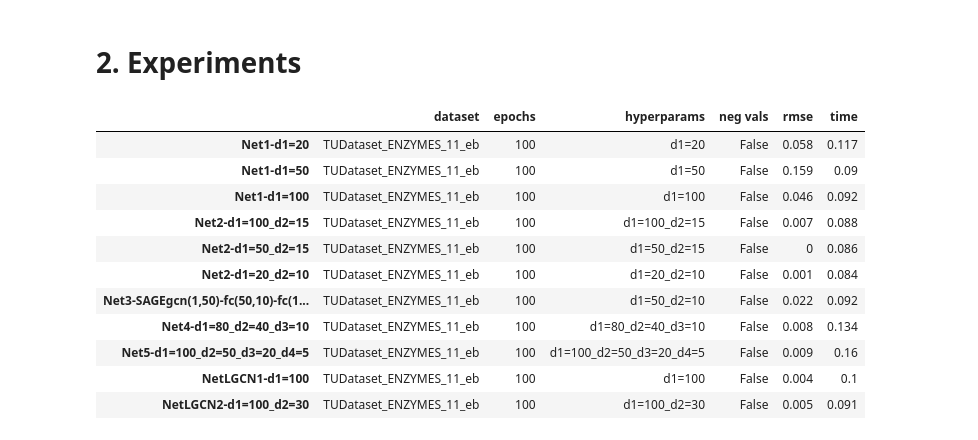
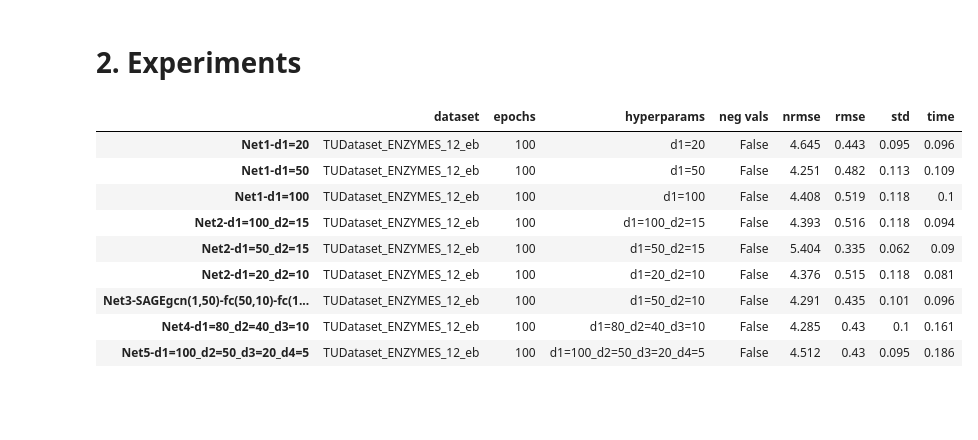
Before and after one commit to presmerats/GNN-MThesis, a Jupyter notebook: src/girvan-newman/TFM_Transductive_setting_GCN_edge_betweenness.ipynb, the cells around one changed output. Drawn from its saved outputs; the diff is of its cells as text; code cells hidden in the pictures; blank space fills up the shorter version.

Commit message:
added NRMSE and std

```diff
--- a/src/girvan-newman/TFM_Transductive_setting_GCN_edge_betweenness.ipynb
+++ b/src/girvan-newman/TFM_Transductive_setting_GCN_edge_betweenness.ipynb
@@ -856,23 +893,26 @@ def experimentBlock(dname):
 # 2. Experiments
 # %%
 res_dict={}
-# %%
-dname='../datasets/precomputed-pytorchg-betweenness/TUDataset_ENZYMES_11_eb.pickle'
-experimentBlock(dname)
-reporting(res_dict)
-# %% [output]
-|  | dataset | epochs | hyperparams | neg vals | rmse | time |
-| Net1-d1=20 | TUDataset_ENZYMES_11_eb | 100 | d1=20 | False | 0.058 | 0.117 |
-| Net1-d1=50 | TUDataset_ENZYMES_11_eb | 100 | d1=50 | False | 0.159 | 0.09 |
-| Net1-d1=100 | TUDataset_ENZYMES_11_eb | 100 | d1=100 | False | 0.046 | 0.092 |
-| Net2-d1=100_d2=15 | TUDataset_ENZYMES_11_eb | 100 | d1=100_d2=15 | False | 0.007 | 0.088 |
-| Net2-d1=50_d2=15 | TUDataset_ENZYMES_11_eb | 100 | d1=50_d2=15 | False | 0 | 0.086 |
-| Net2-d1=20_d2=10 | TUDataset_ENZYMES_11_eb | 100 | d1=20_d2=10 | False | 0.001 | 0.084 |
-| Net3-SAGEgcn(1,50)-fc(50,10)-fc(1... | TUDataset_ENZYMES_11_eb | 100 | d1=50_d2=10 | False | 0.022 | 0.092 |
-| Net4-d1=80_d2=40_d3=10 | TUDataset_ENZYMES_11_eb | 100 | d1=80_d2=40_d3=10 | False | 0.008 | 0.134 |
-| Net5-d1=100_d2=50_d3=20_d4=5 | TUDataset_ENZYMES_11_eb | 100 | d1=100_d2=50_d3=20_d4=5 | False | 0.009 | 0.16 |
-| NetLGCN1-d1=100 | TUDataset_ENZYMES_11_eb | 100 | d1=100 | False | 0.004 | 0.1 |
-| NetLGCN2-d1=100_d2=30 | TUDataset_ENZYMES_11_eb | 100 | d1=100_d2=30 | False | 0.005 | 0.091 |
+# %%
+dname='../datasets/precomputed-pytorchg-betweenness/TUDataset_ENZYMES_12_eb.pickle'
+experimentBlock(dname)
+reporting(res_dict)
+# scatterplot (both rmse and nrmse)
+# nrmse: mean,sd of train? of test? of all? of prediction? p12ML chap 3   sqrt(||t-Xb||^2/((N-1)Var(sd)))
+# sreparatr nrmse for cora and proteins for example
+# join proteins : 1 any node test train ,2 separate by grpah (inductive)
+#  revisar limitacio gcn graph connex nomes?
+# %% [output]
+|  | dataset | epochs | hyperparams | neg vals | nrmse | rmse | std | time |
+| Net1-d1=20 | TUDataset_ENZYMES_12_eb | 100 | d1=20 | False | 4.645 | 0.443 | 0.095 | 0.096 |
+| Net1-d1=50 | TUDataset_ENZYMES_12_eb | 100 | d1=50 | False | 4.251 | 0.482 | 0.113 | 0.109 |
+| Net1-d1=100 | TUDataset_ENZYMES_12_eb | 100 | d1=100 | False | 4.408 | 0.519 | 0.118 | 0.1 |
+| Net2-d1=100_d2=15 | TUDataset_ENZYMES_12_eb | 100 | d1=100_d2=15 | False | 4.393 | 0.516 | 0.118 | 0.094 |
+| Net2-d1=50_d2=15 | TUDataset_ENZYMES_12_eb | 100 | d1=50_d2=15 | False | 5.404 | 0.335 | 0.062 | 0.09 |
+| Net2-d1=20_d2=10 | TUDataset_ENZYMES_12_eb | 100 | d1=20_d2=10 | False | 4.376 | 0.515 | 0.118 | 0.081 |
+| Net3-SAGEgcn(1,50)-fc(50,10)-fc(1... | TUDataset_ENZYMES_12_eb | 100 | d1=50_d2=10 | False | 4.291 | 0.435 | 0.101 | 0.096 |
+| Net4-d1=80_d2=40_d3=10 | TUDataset_ENZYMES_12_eb | 100 | d1=80_d2=40_d3=10 | False | 4.285 | 0.43 | 0.1 | 0.161 |
+| Net5-d1=100_d2=50_d3=20_d4=5 | TUDataset_ENZYMES_12_eb | 100 | d1=100_d2=50_d3=20_d4=5 | False | 4.512 | 0.43 | 0.095 | 0.186 |
 # %%
 dname='../datasets/precomputed-pytorchg-betweenness/er_5_0_45_eb.pickle'
 experimentBlock(dname)
```
Also changed, not shown: parts of 9 cells of this notebook.
